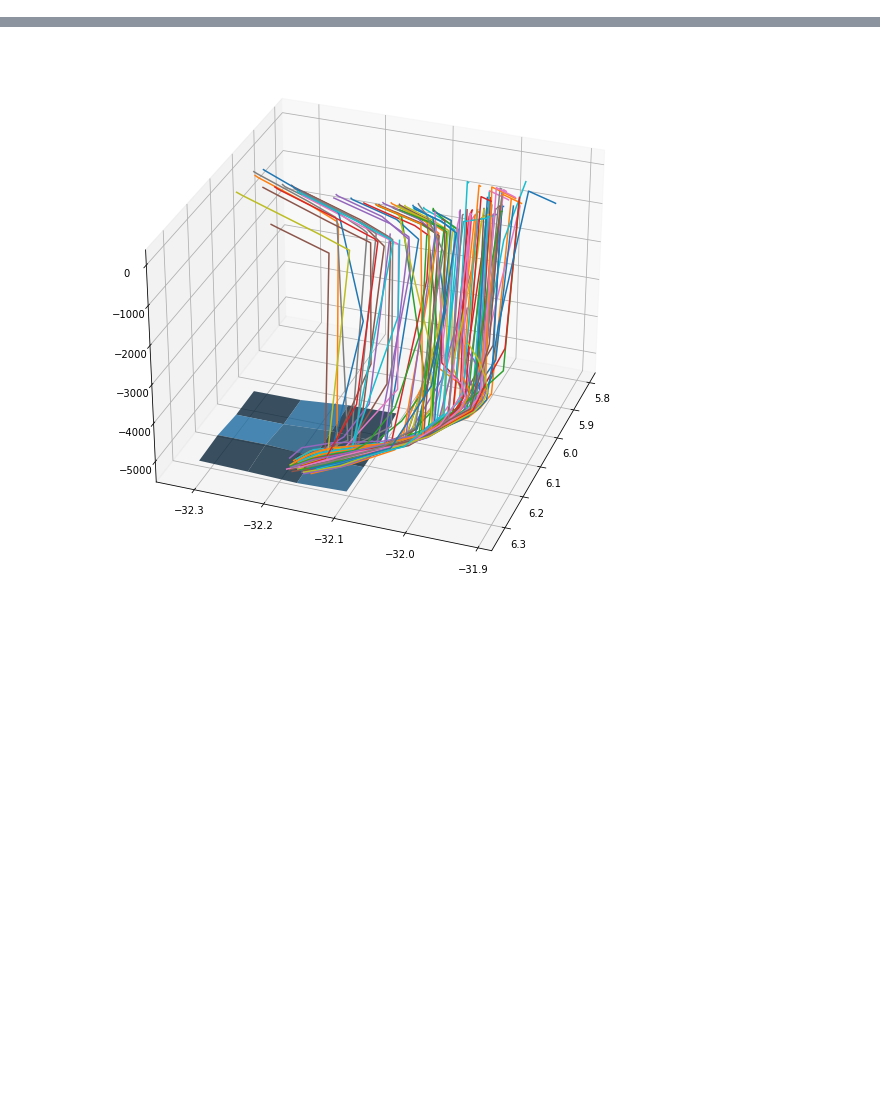
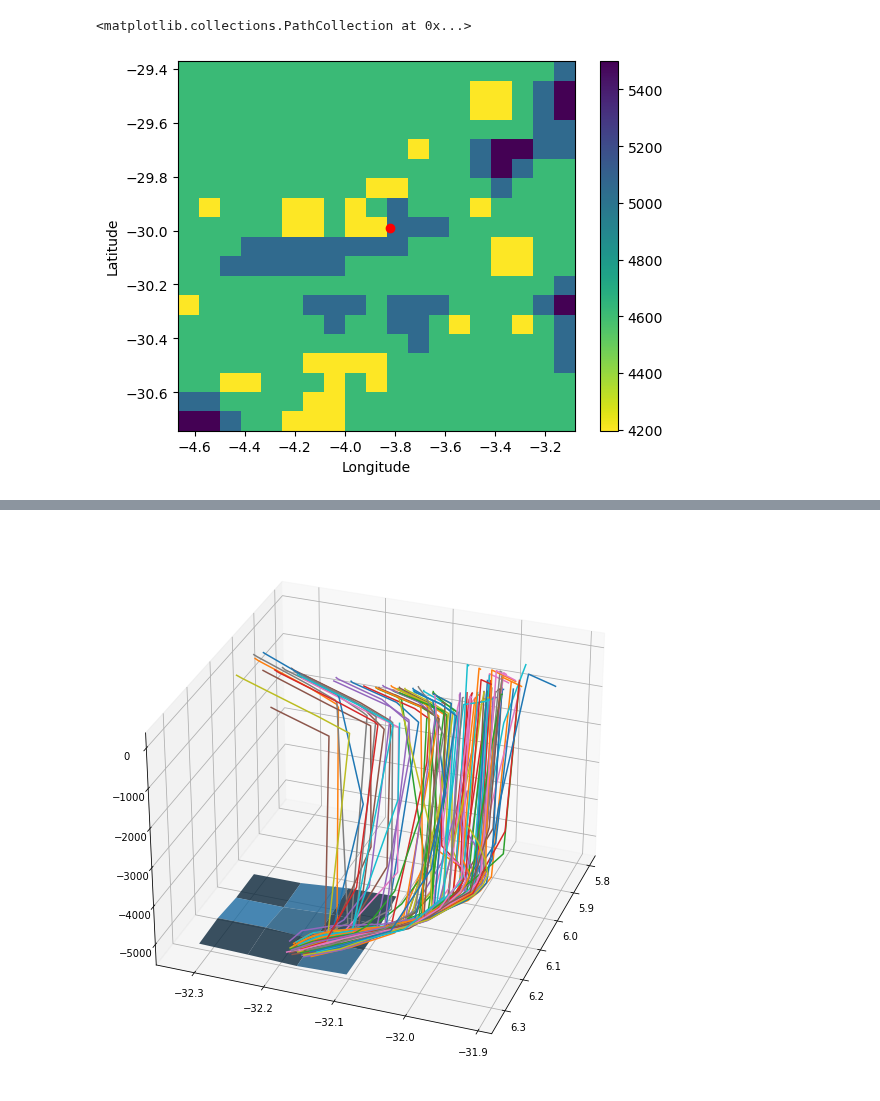
Before and after one commit to OceanParcels/Backtracking_Abyssal_Nanoplastics, a Jupyter notebook: notebooks/regarding_the bottom.ipynb, the cells around one changed output, grey strips where cells are left out. Drawn from its saved outputs; the diff is of its cells as text; code cells hidden in the pictures; blank space fills up the shorter version.

```diff
--- a/notebooks/regarding_the bottom.ipynb
+++ b/notebooks/regarding_the bottom.ipynb
@@ -25,3 +21,8 @@ np.meshgrid()
 # %%
 moi_bathy = xr.load_dataset("/storage/shared/oceanparcels/input_data/MOi/domain_ORCA0083-N006/bathymetry_ORCA12_V3.3.nc")
+
+w_grid = xr.load_dataset("/storage/shared/oceanparcels/input_data/MOi/psy4v3r1/psy4v3r1-daily_W_2019-01-16.nc")
+
+zdepth_file = '/nethome/6525954/depth_zgrid_ORCA12_V3.3.nc'
+zdepth = xr.load_dataset(zdepth_file)
 # %%
@@ -39 +82,16 @@ initial_lat = moi_bathy['nav_lat'][lat_index,lon_index].values
+# %%
+nplus = 10
+lat_range = np.arange(lat_index-nplus, lat_index+nplus)
+lon_range = np.arange(lon_index-nplus, lon_index+nplus)
+# %%
+plt.pcolormesh(zdepth['nav_lon'][lat_range, lon_range].values,
+               zdepth['nav_lat'][lat_range, lon_range].values,
+               zdepth['depth_zgrid'][lat_range, lon_range].values, cmap='viridis_r')
+plt.colorbar()
+plt.xlabel('Longitude')
+plt.ylabel('Latitude')
+plt.scatter(lon_obs, lat_obs, color='r')
+# %% [output]
+<matplotlib.collections.PathCollection at 0x...>
+[figure, added]
 # %%
```
Also changed, not shown: parts of 10 cells of this notebook, 2 other files.
